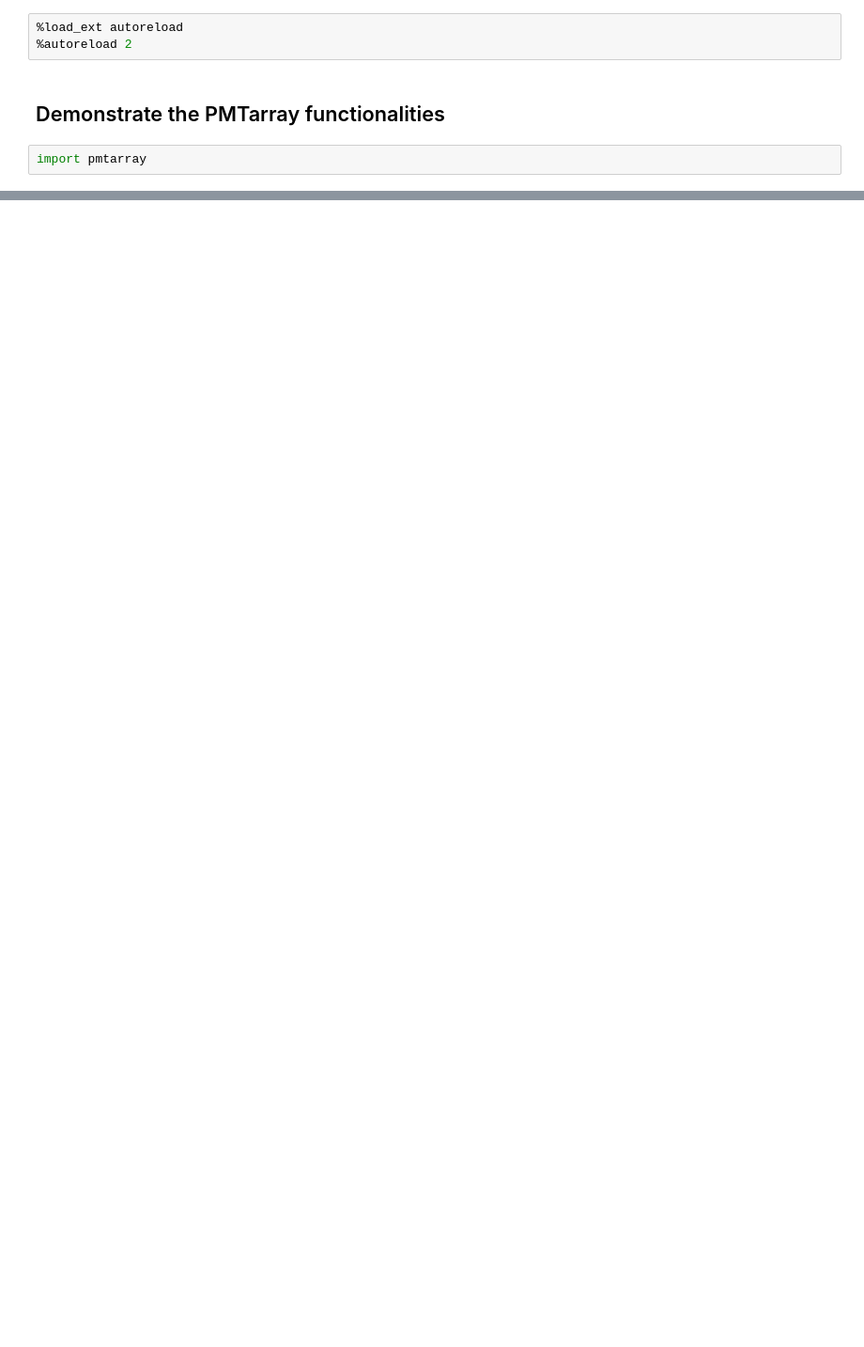
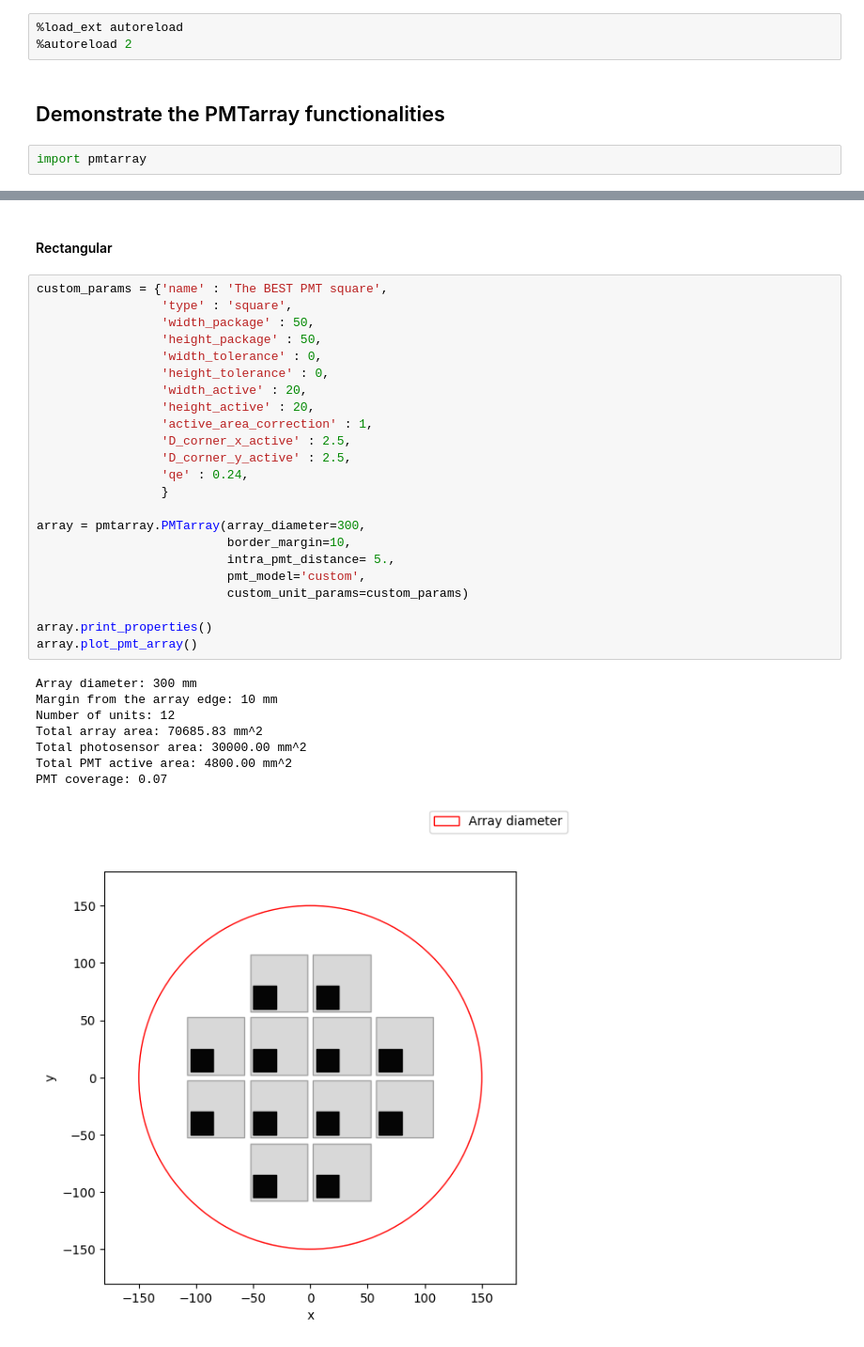
Before and after one commit to ricmperes/pmtarray, a Jupyter notebook: notebooks/PMTarray.ipynb, the cells around one changed output, grey strips where cells are left out. Shown at 94% size. Saved outputs shown, nothing was run; the diff lists cells and outputs as text; blank space fills up the shorter version.

```diff
--- a/notebooks/PMTarray.ipynb
+++ b/notebooks/PMTarray.ipynb
@@ -46,0 +77,34 @@ centres = np.vstack((array.hex_array_centers_x,
+# %% [markdown]
+#### Rectangular
+# %%
+custom_params = {'name' : 'The BEST PMT square',
+                 'type' : 'square',
+                 'width_package' : 50,
+                 'height_package' : 50,
+                 'width_tolerance' : 0,
+                 'height_tolerance' : 0,
+                 'width_active' : 20,
+                 'height_active' : 20,
+                 'active_area_correction' : 1,
+                 'D_corner_x_active' : 2.5,
+                 'D_corner_y_active' : 2.5,
+                 'qe' : 0.24,
+                 }
+
+array = pmtarray.PMTarray(array_diameter=300,
+                          border_margin=10,
+                          intra_pmt_distance= 5.,
+                          pmt_model='custom',
+                          custom_unit_params=custom_params)
+
+array.print_properties()
+array.plot_pmt_array()
+# %% [output]
+Array diameter: 300 mm
+Margin from the array edge: 10 mm
+Number of units: 12
+Total array area: 70685.83 mm^2
+Total photosensor area: 30000.00 mm^2
+Total PMT active area: 4800.00 mm^2
+PMT coverage: 0.07
+[figure, added]
```
Also changed, not shown: parts of 7 cells of this notebook, 3 other files.
